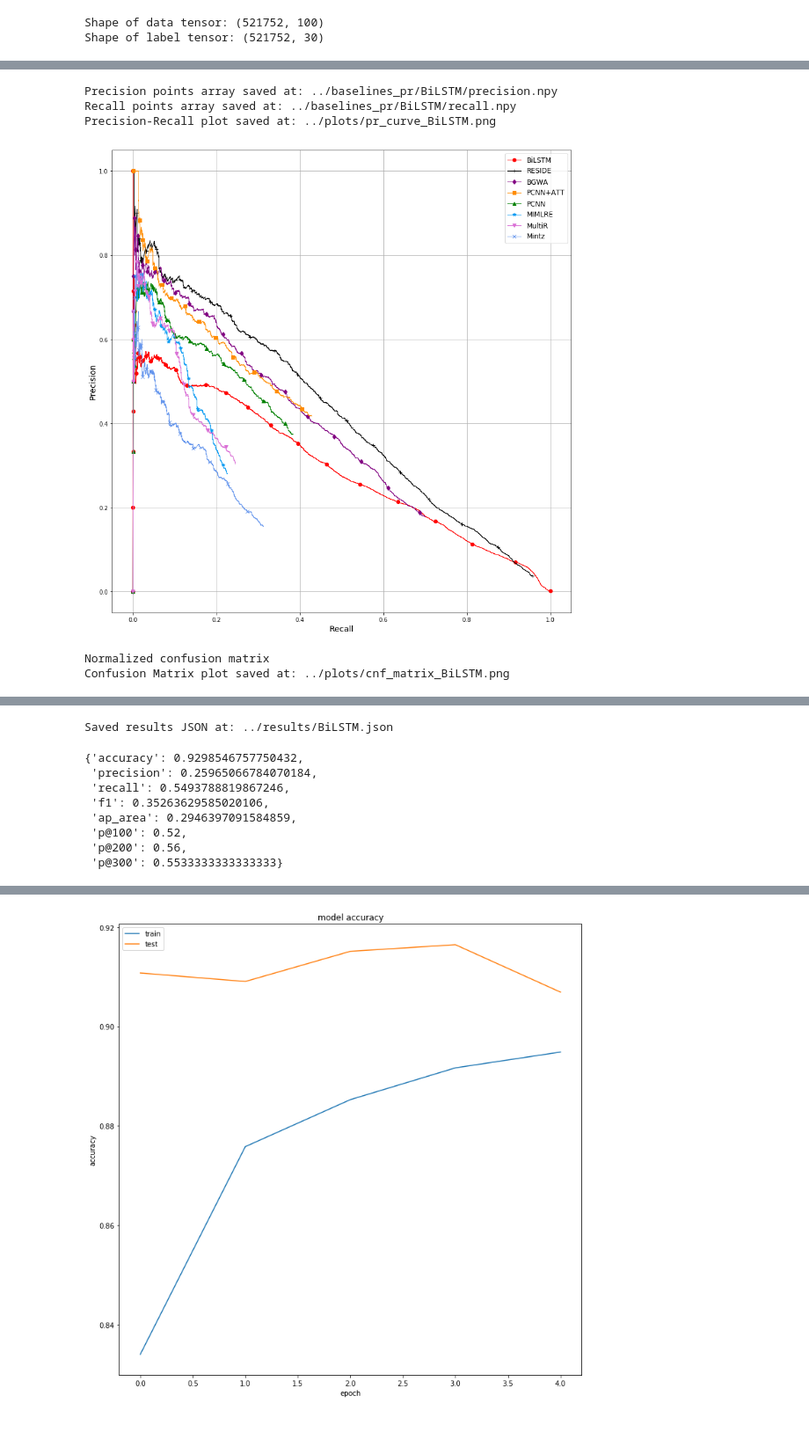
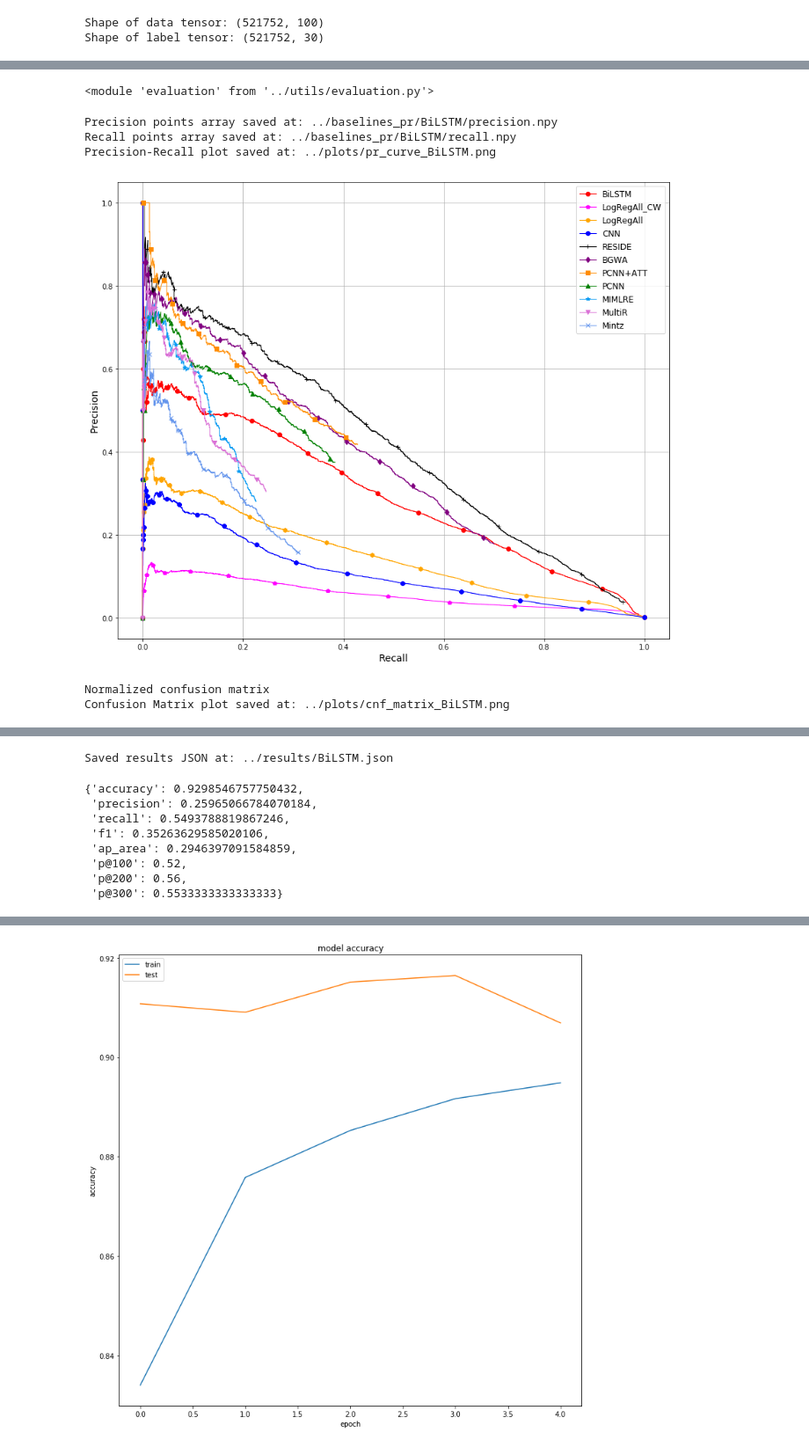
Before and after one commit to antonpetkoff/relation-extraction, a Jupyter notebook: notebooks/bi-lstm.ipynb, the cells around one changed output, grey strips where cells are left out. Shown at 88% size. Drawn from its saved outputs; the diff is of its cells as text; code cells hidden in the pictures.

Commit message:
Plot all models

```diff
--- a/notebooks/bi-lstm.ipynb
+++ b/notebooks/bi-lstm.ipynb
@@ -323,30 +323,33 @@ Counter({'/people/person/place_of_birth': 162,
          '/location/br_state/capital': 2,
          'NA': 166002})
 # %%
+importlib.reload(evaluation)
+
 evaluation.evaluate(
     y_actual=gold_labels.values.reshape(-1, 1),
     y_pred=predicted_labels,
     y_pred_probs=predictions,
     classes=classes,
     name=NAME
 )
 # %% [output]
-Precision points array saved at: ../baselines_pr/BiLSTM/precision.npy
-Recall points array saved at: ../baselines_pr/BiLSTM/recall.npy
-Precision-Recall plot saved at: ../plots/pr_curve_BiLSTM.png
+<module 'evaluation' from '../utils/evaluation.py'>
+Precision points array saved at: ../baselines_pr/BiLSTM/precision.npy
+Recall points array saved at: ../baselines_pr/BiLSTM/recall.npy
+Precision-Recall plot saved at: ../plots/pr_curve_BiLSTM.png
-[figure, old version]
+[figure, new version]
-Normalized confusion matrix
-Confusion Matrix plot saved at: ../plots/cnf_matrix_BiLSTM.png
+Normalized confusion matrix
+Confusion Matrix plot saved at: ../plots/cnf_matrix_BiLSTM.png
 [figure]
-Saved results JSON at: ../results/BiLSTM.json
-{'accuracy': 0.9298546757750432,
- 'precision': 0.25965066784070184,
- 'recall': 0.5493788819867246,
- 'f1': 0.35263629585020106,
- 'ap_area': 0.2946397091584859,
- 'p@100': 0.52,
- 'p@200': 0.56,
- 'p@300': 0.5533333333333333}
+Saved results JSON at: ../results/BiLSTM.json
+{'accuracy': 0.9298546757750432,
+ 'precision': 0.25965066784070184,
+ 'recall': 0.5493788819867246,
+ 'f1': 0.35263629585020106,
+ 'ap_area': 0.2946397091584859,
+ 'p@100': 0.52,
+ 'p@200': 0.56,
+ 'p@300': 0.5533333333333333}
 # %%
 def get_results(name, config, score, cnf_matrix, history):
     return {
```
Also changed, not shown: 1 other file.
